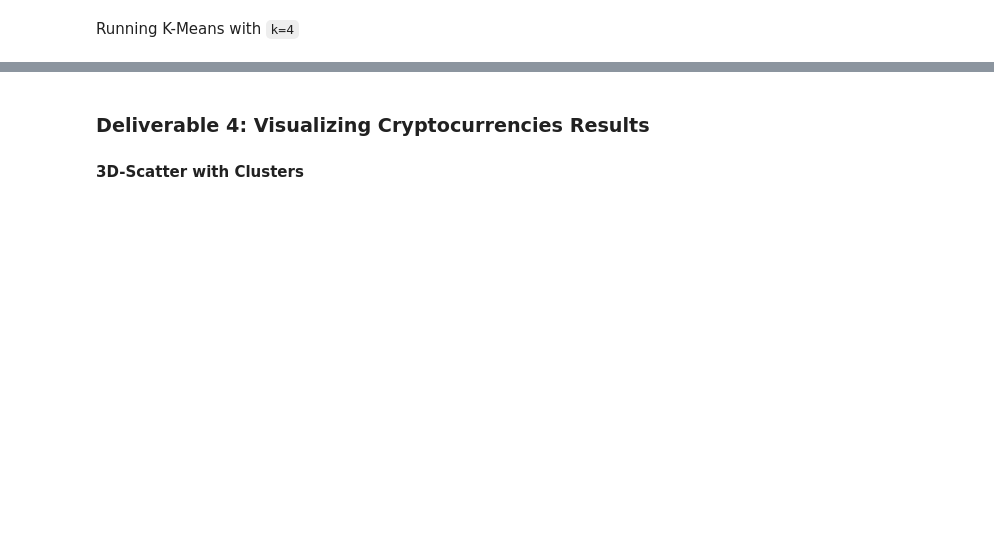
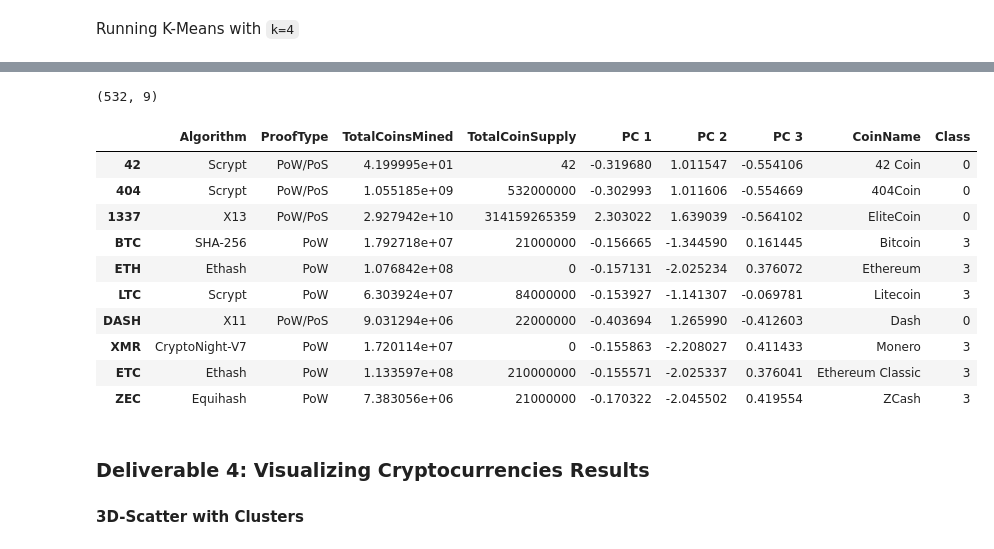
Before and after one commit to MMosquito/Cryptocurrencies, a Jupyter notebook: crypto_clustering.ipynb, the cells around one changed output, grey strips where cells are left out. Drawn from its saved outputs; the diff is of its cells as text; code cells hidden in the pictures; blank space fills up the shorter version.

```diff
--- a/crypto_clustering.ipynb
+++ b/crypto_clustering.ipynb
@@ -171,4 +171,7 @@ array([[-0.11710817, -0.1528703 , -0.0433963 , ..., -0.0433963 ,
 ### Deliverable 2: Reducing Data Dimensions Using PCA
 # %%
 # Using PCA to reduce dimension to three principal components.
-# YOUR CODE HERE
+pca = PCA(n_components=3)
+
+crypto_pca = pca.fit_transform(X_scaled)
+crypto_pca
@@ -175,3 +186,4 @@ array([[-0.11710817, -0.1528703 , -0.0433963 , ..., -0.0433963 ,
 # %%
 # Create a DataFrame with the three principal components.
-# YOUR CODE HERE
+pcs_df = pd.DataFrame(data=crypto_pca, columns=["PC 1", "PC 2", "PC 3"], index = crypto_df.index)
+pcs_df.head(10)
@@ -184,0 +206,15 @@ array([[-0.11710817, -0.1528703 , -0.0433963 , ..., -0.0433963 ,
+# %%
+# Create an elbow curve to find the best value for K.
+inertia = []
+k = list(range(1, 11))
+
+# Calculate the inertia for the range of K values
+for i in k:
+    km = KMeans(n_clusters=i, random_state=0)
+    km.fit(pcs_df)
+    inertia.append(km.inertia_)
+
+# Create the elbow curve
+elbow_data = {"k": k, "inertia": inertia}
+df_elbow = pd.DataFrame(elbow_data)
+df_elbow.hvplot.line(x="k", y="inertia", xticks=k, title="Elbow Curve")
@@ -186,10 +224,12 @@ array([[-0.11710817, -0.1528703 , -0.0433963 , ..., -0.0433963 ,
 Running K-Means with `k=4`
 # %%
 # Initialize the K-Means model.
-# YOUR CODE HERE
+model = KMeans(n_clusters=4, random_state=0)
 
 # Fit the model
-# YOUR CODE HERE
+model.fit(pcs_df)
 
 # Predict clusters
-# YOUR CODE HERE
+predictions = model.predict(pcs_df)
+
+model.labels_
@@ -196,17 +254,30 @@ Running K-Means with `k=4`
 # %%
 # Create a new DataFrame including predicted clusters and cryptocurrencies features.
 # Concatentate the crypto_df and pcs_df DataFrames on the same columns.
-# YOUR CODE HERE
+clustered_df = pd.concat([crypto_df, pcs_df], axis=1)
 
 #  Add a new column, "CoinName" to the clustered_df DataFrame that holds the names of the cryptocurrencies.
-# YOUR CODE HERE
+clustered_df["CoinName"] = coinname_df
 
 #  Add a new column, "Class" to the clustered_df DataFrame that holds the predictions.
-# YOUR CODE HERE
+clustered_df["Class"] = predictions
 
 # Print the shape of the clustered_df
 print(clustered_df.shape)
 clustered_df.head(10)
+# %% [output]
+(532, 9)
+|  | Algorithm | ProofType | TotalCoinsMined | TotalCoinSupply | PC 1 | PC 2 | PC 3 | CoinName | Class |
+| 42 | Scrypt | PoW/PoS | 4.199995e+01 | 42 | -0.319680 | 1.011547 | -0.554106 | 42 Coin | 0 |
+| 404 | Scrypt | PoW/PoS | 1.055185e+09 | 532000000 | -0.302993 | 1.011606 | -0.554669 | 404Coin | 0 |
+| 1337 | X13 | PoW/PoS | 2.927942e+10 | 314159265359 | 2.303022 | 1.639039 | -0.564102 | EliteCoin | 0 |
+| BTC | SHA-256 | PoW | 1.792718e+07 | 21000000 | -0.156665 | -1.344590 | 0.161445 | Bitcoin | 3 |
+| ETH | Ethash | PoW | 1.076842e+08 | 0 | -0.157131 | -2.025234 | 0.376072 | Ethereum | 3 |
+| LTC | Scrypt | PoW | 6.303924e+07 | 84000000 | -0.153927 | -1.141307 | -0.069781 | Litecoin | 3 |
+| DASH | X11 | PoW/PoS | 9.031294e+06 | 22000000 | -0.403694 | 1.265990 | -0.412603 | Dash | 0 |
+| XMR | CryptoNight-V7 | PoW | 1.720114e+07 | 0 | -0.155863 | -2.208027 | 0.411433 | Monero | 3 |
+| ETC | Ethash | PoW | 1.133597e+08 | 210000000 | -0.155571 | -2.025337 | 0.376041 | Ethereum Classic | 3 |
+| ZEC | Equihash | PoW | 7.383056e+06 | 21000000 | -0.170322 | -2.045502 | 0.419554 | ZCash | 3 |
 # %% [markdown]
 ### Deliverable 4: Visualizing Cryptocurrencies Results
 
```
Also changed, not shown: parts of 6 cells of this notebook.
